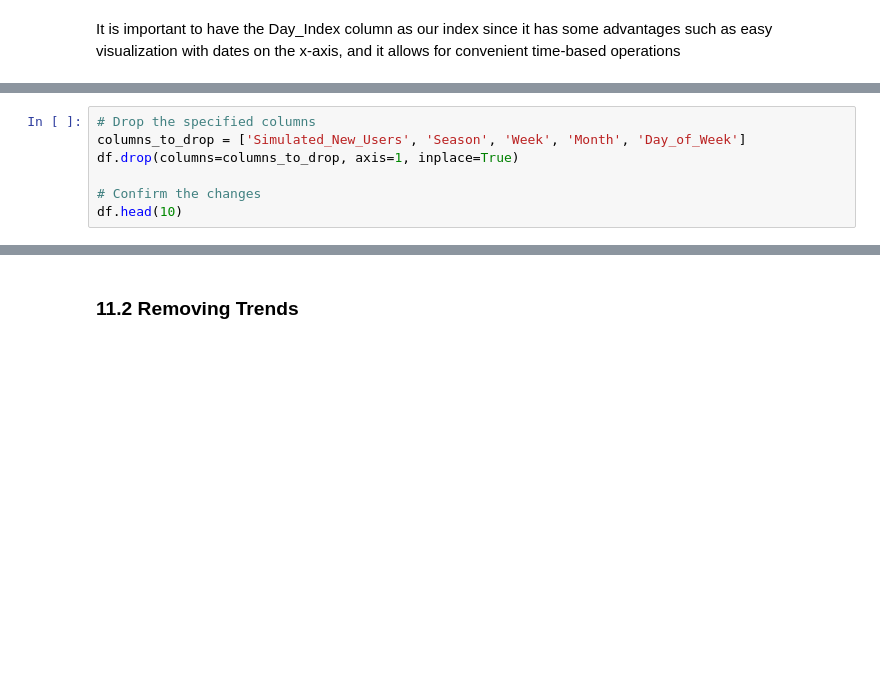
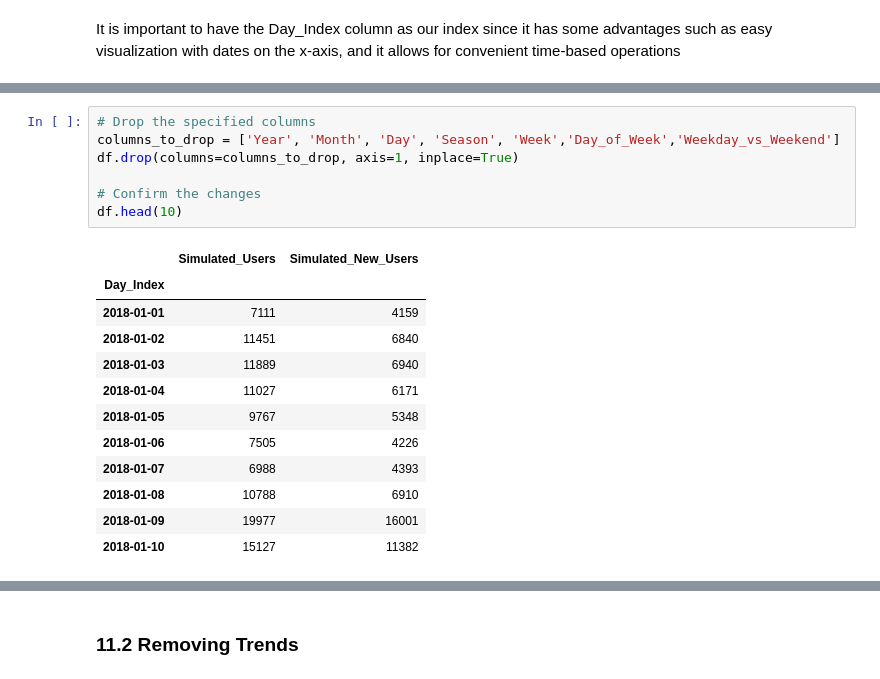
Before and after one commit to Mwenda-Mugambi/Web_Ad_campaign_optimization, a Jupyter notebook: Group_5_Notebook.ipynb, the cells around one changed output, grey strips where cells are left out. Drawn from its saved outputs; the diff is of its cells as text; blank space fills up the shorter version.

```diff
--- a/Group_5_Notebook.ipynb
+++ b/Group_5_Notebook.ipynb
@@ -689,10 +711,23 @@ We drop the Simulated_New_Users column since most of our future analysis will be
 # %%
 # Drop the specified columns
-columns_to_drop = ['Simulated_New_Users', 'Season', 'Week', 'Month', 'Day_of_Week']
+columns_to_drop = ['Year', 'Month', 'Day', 'Season', 'Week','Day_of_Week','Weekday_vs_Weekend']
 df.drop(columns=columns_to_drop, axis=1, inplace=True)
 
 # Confirm the changes
 df.head(10)
+# %% [output]
+|  | Simulated_Users | Simulated_New_Users |
+| Day_Index |  |  |
+| 2018-01-01 | 7111 | 4159 |
+| 2018-01-02 | 11451 | 6840 |
+| 2018-01-03 | 11889 | 6940 |
+| 2018-01-04 | 11027 | 6171 |
+| 2018-01-05 | 9767 | 5348 |
+| 2018-01-06 | 7505 | 4226 |
+| 2018-01-07 | 6988 | 4393 |
+| 2018-01-08 | 10788 | 6910 |
+| 2018-01-09 | 19977 | 16001 |
+| 2018-01-10 | 15127 | 11382 |
 # %%
 # Visualize the time series data
 plt.figure(figsize=(15, 6))
```
Also changed, not shown: parts of 7 cells of this notebook.
